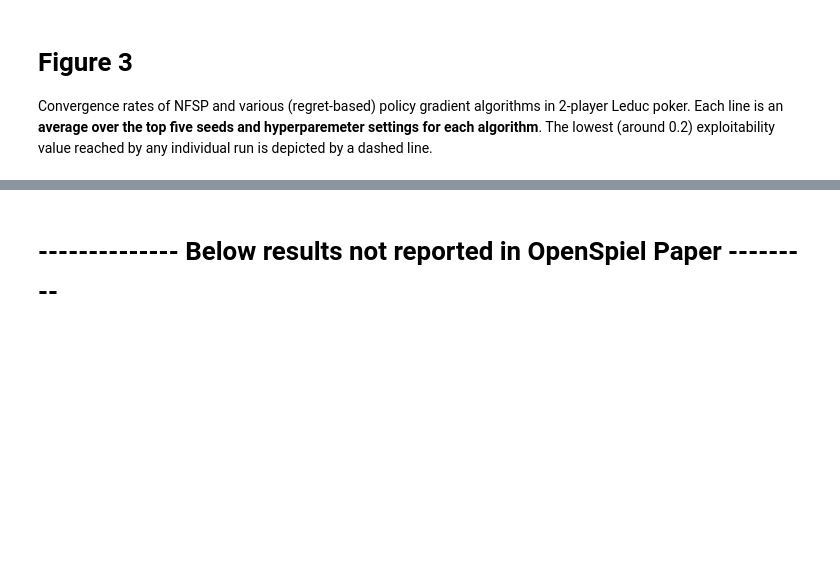
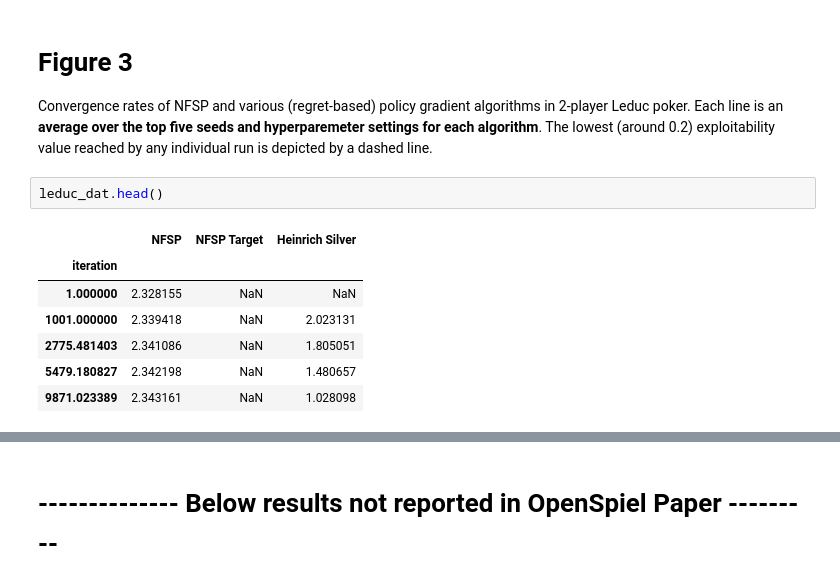
Before and after one commit to aicenter/openspiel_reproductions, a Jupyter notebook: benchmarks.ipynb, the cells around one changed output, grey strips where cells are left out. Cells and saved outputs as stored; diff of their text form; blank space fills up the shorter version.

```diff
--- a/benchmarks.ipynb
+++ b/benchmarks.ipynb
@@ -96,6 +114,16 @@ ax.set_ylim((10e-4, 10))
 # %% [markdown]
 # Figure 3
 Convergence rates of NFSP and various (regret-based) policy gradient algorithms in 2-player Leduc poker. Each line is an __average over the top five seeds and hyperparemeter settings for each algorithm__. The lowest (around 0.2) exploitability value reached by any individual run is depicted by a dashed line.
+# %%
+leduc_dat.head()
+# %% [output]
+|  | NFSP | NFSP Target | Heinrich Silver |
+| iteration |  |  |  |
+| 1.000000 | 2.328155 | NaN | NaN |
+| 1001.000000 | 2.339418 | NaN | 2.023131 |
+| 2775.481403 | 2.341086 | NaN | 1.805051 |
+| 5479.180827 | 2.342198 | NaN | 1.480657 |
+| 9871.023389 | 2.343161 | NaN | 1.028098 |
 # %%
 logx = True
 logy = True
```
Also changed, not shown: parts of 6 cells of this notebook.
